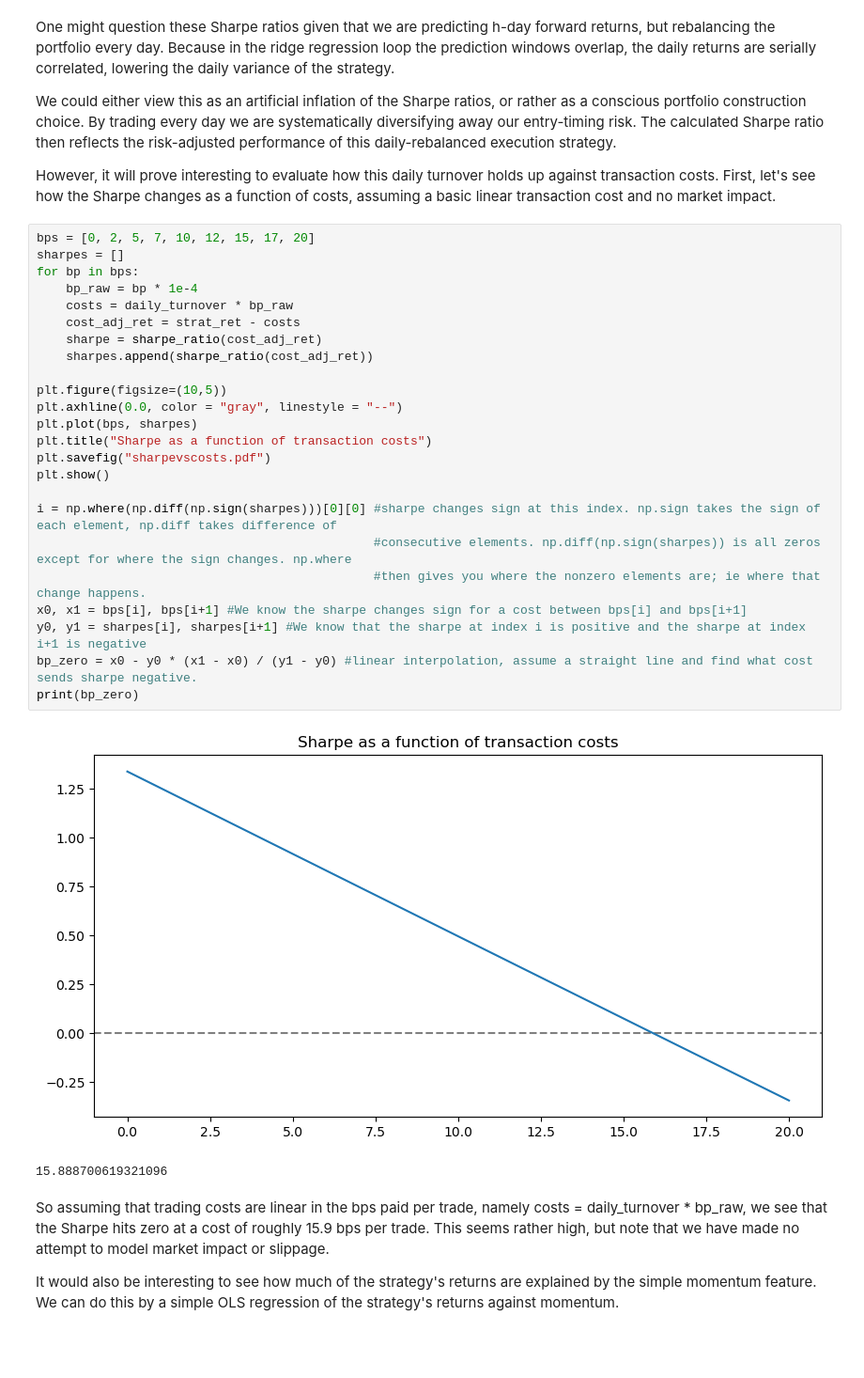
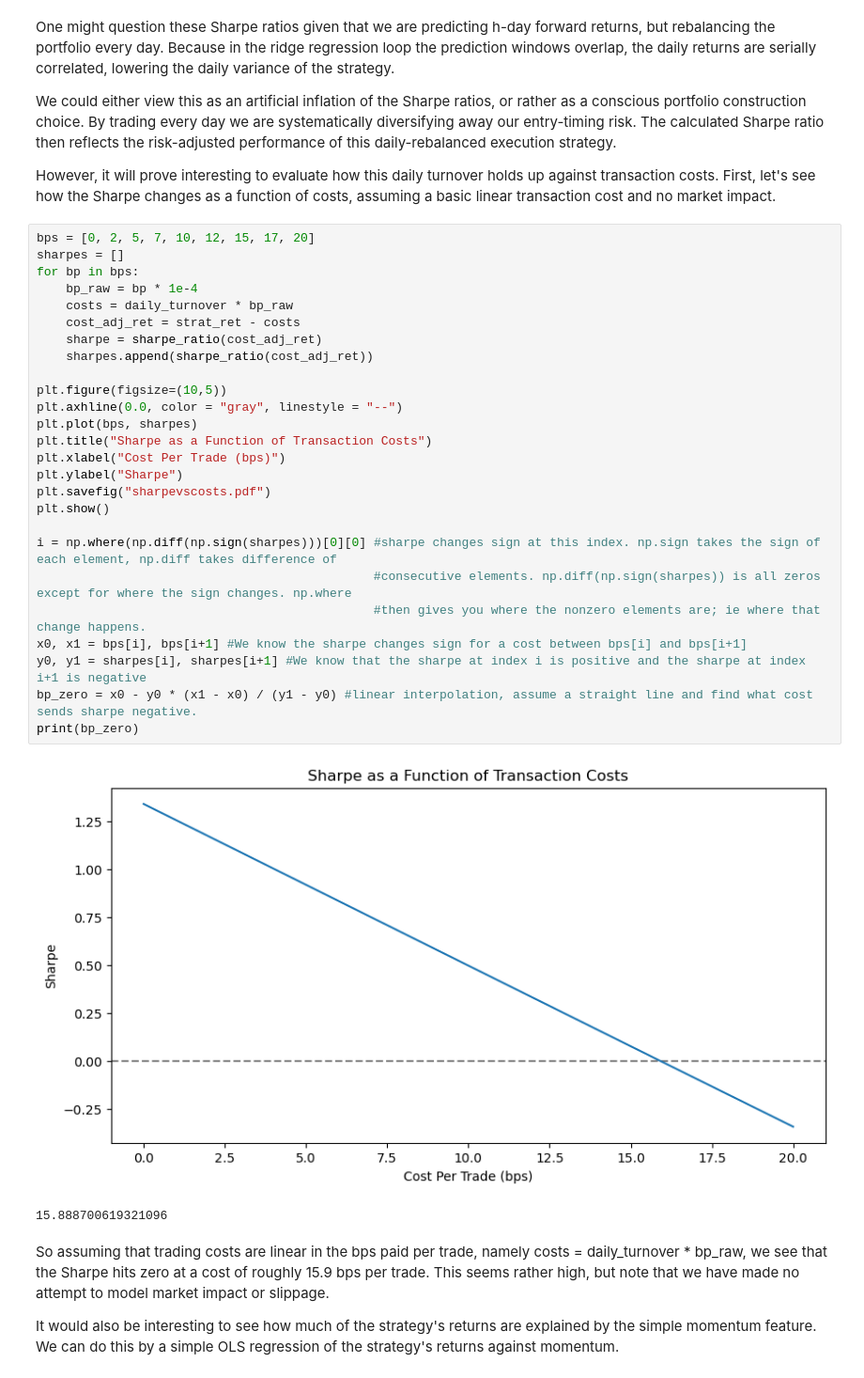
Before and after one commit to alichopping/Cross-Country-Relative-Value, a Jupyter notebook: CrossCountryRelativeValue.ipynb, the cells around one changed output. Shown at 94% size. Drawn from its saved outputs; the diff is of its cells as text; blank space fills up the shorter version.

```diff
--- a/CrossCountryRelativeValue.ipynb
+++ b/CrossCountryRelativeValue.ipynb
@@ -399,29 +401,31 @@ However, it will prove interesting to evaluate how this daily turnover holds up
 # %%
 bps = [0, 2, 5, 7, 10, 12, 15, 17, 20]
 sharpes = []
 for bp in bps:
     bp_raw = bp * 1e-4
     costs = daily_turnover * bp_raw
     cost_adj_ret = strat_ret - costs
     sharpe = sharpe_ratio(cost_adj_ret)
     sharpes.append(sharpe_ratio(cost_adj_ret))
 
 plt.figure(figsize=(10,5))
 plt.axhline(0.0, color = "gray", linestyle = "--")
 plt.plot(bps, sharpes)
-plt.title("Sharpe as a function of transaction costs")
+plt.title("Sharpe as a Function of Transaction Costs")
+plt.xlabel("Cost Per Trade (bps)")
+plt.ylabel("Sharpe")
 plt.savefig("sharpevscosts.pdf")
 plt.show()
 
 i = np.where(np.diff(np.sign(sharpes)))[0][0] #sharpe changes sign at this index. np.sign takes the sign of each element, np.diff takes difference of
                                               #consecutive elements. np.diff(np.sign(sharpes)) is all zeros except for where the sign changes. np.where
                                               #then gives you where the nonzero elements are; ie where that change happens.
 x0, x1 = bps[i], bps[i+1] #We know the sharpe changes sign for a cost between bps[i] and bps[i+1]
 y0, y1 = sharpes[i], sharpes[i+1] #We know that the sharpe at index i is positive and the sharpe at index i+1 is negative
 bp_zero = x0 - y0 * (x1 - x0) / (y1 - y0) #linear interpolation, assume a straight line and find what cost sends sharpe negative.
 print(bp_zero)
 # %% [output]
-[figure, old version]
+[figure, new version]
 15.888700619321096
 # %% [markdown]
 So assuming that trading costs are linear in the bps paid per trade, namely costs = daily_turnover * bp_raw, we see that the Sharpe hits zero at a cost of roughly 15.9 bps per trade. This seems rather high, but note that we have made no attempt to model market impact or slippage.
```
Also changed, not shown: parts of 1 cell of this notebook, 8 other files.
